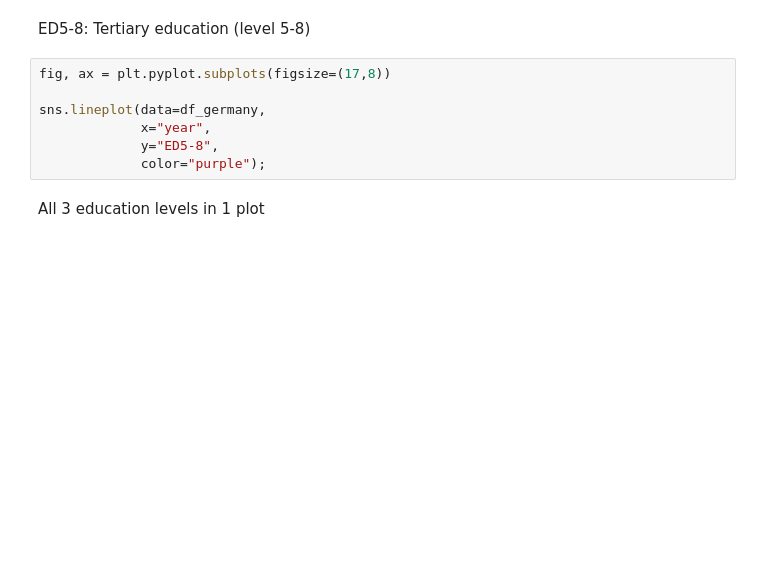
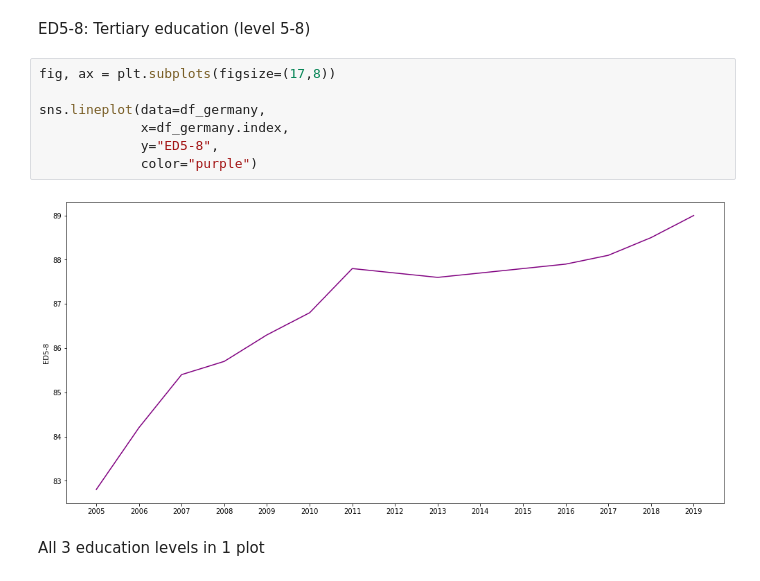
Before and after one commit to Malonk/unemployment_stats, a Jupyter notebook: notebooks/education_employment_rate_germany.ipynb, the cells around one changed output. Drawn from its saved outputs; the diff is of its cells as text; blank space fills up the shorter version.

```diff
--- a/notebooks/education_employment_rate_germany.ipynb
+++ b/notebooks/education_employment_rate_germany.ipynb
@@ -164,12 +164,14 @@ AttributeError: module 'matplotlib.pyplot' has no attribute 'pyplot'
 # %% [markdown]
 ED5-8: Tertiary education (level 5-8)
 # %%
-fig, ax = plt.pyplot.subplots(figsize=(17,8))
+fig, ax = plt.subplots(figsize=(17,8))
 
 sns.lineplot(data=df_germany,
-             x="year",
+             x=df_germany.index,
              y="ED5-8",
-             color="purple");
+             color="purple")
+# %% [output]
+[figure, added]
 # %% [markdown]
 All 3 education levels in 1 plot
 # %%
```
Also changed, not shown: parts of 7 cells of this notebook, 2 other files.
